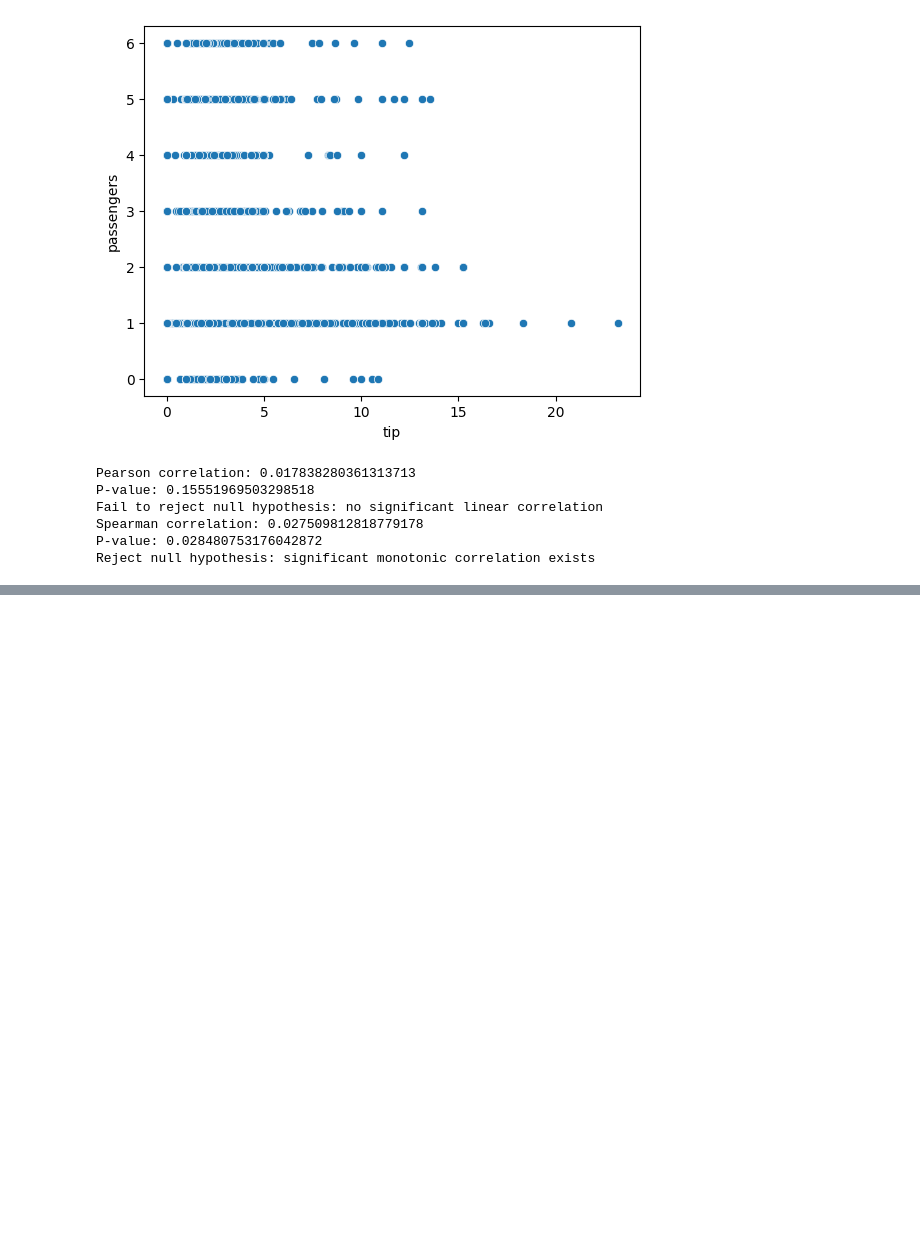
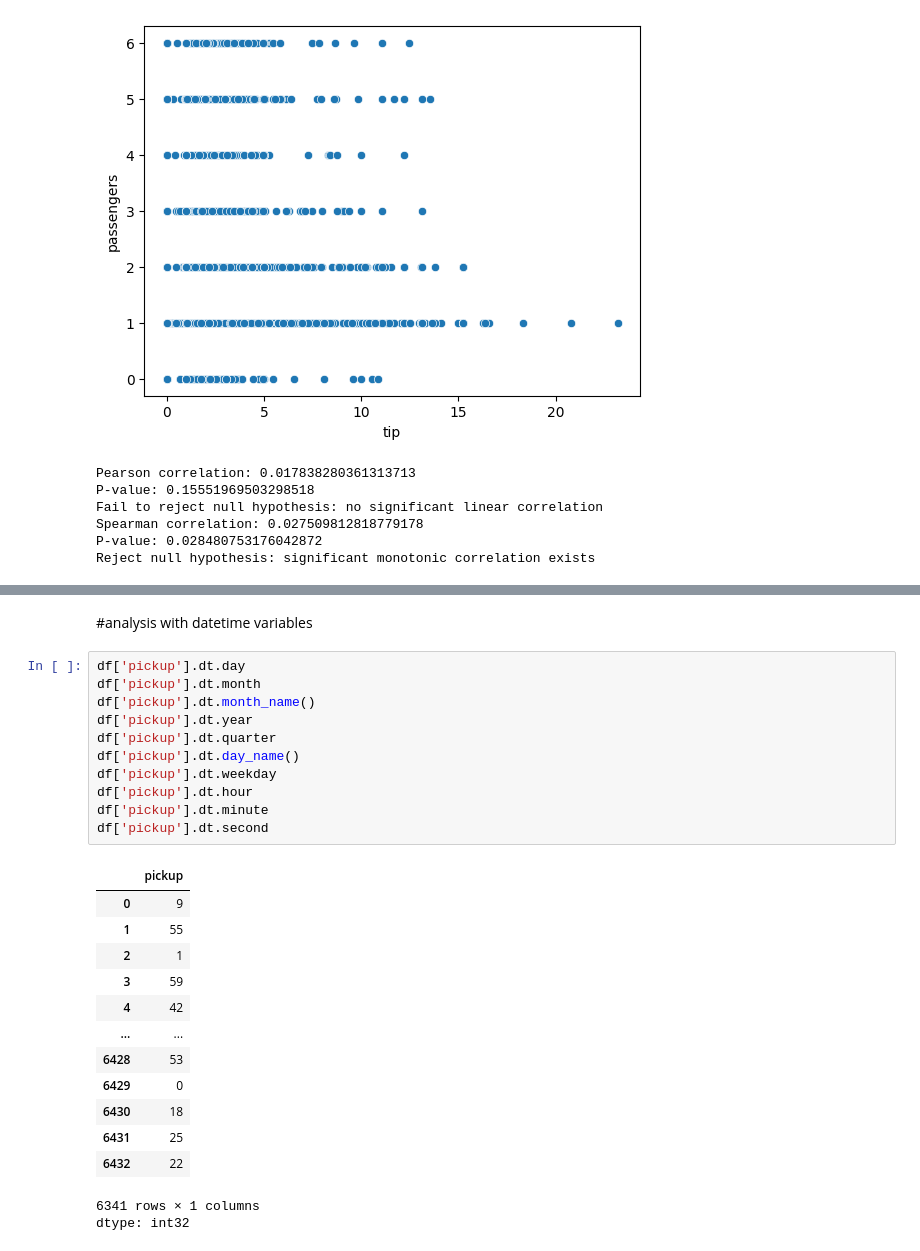
Before and after one commit to Khushibung05/Hypothesis-Testing-Statistical-Inference, a Jupyter notebook: Hypothesis_Testing_&_Statistical_Inference.ipynb, the cells around one changed output, grey strips where cells are left out. Drawn from its saved outputs; the diff is of its cells as text; blank space fills up the shorter version.

```diff
--- a/Hypothesis_Testing_&_Statistical_Inference.ipynb
+++ b/Hypothesis_Testing_&_Statistical_Inference.ipynb
@@ -828,0 +850,28 @@ Reject null hypothesis: significant monotonic correlation exists
+# %% [markdown]
+#analysis with datetime variables
+# %%
+df['pickup'].dt.day
+df['pickup'].dt.month
+df['pickup'].dt.month_name()
+df['pickup'].dt.year
+df['pickup'].dt.quarter
+df['pickup'].dt.day_name()
+df['pickup'].dt.weekday
+df['pickup'].dt.hour
+df['pickup'].dt.minute
+df['pickup'].dt.second
+# %% [output]
+|  | pickup |
+| 0 | 9 |
+| 1 | 55 |
+| 2 | 1 |
+| 3 | 59 |
+| 4 | 42 |
+| ... | ... |
+| 6428 | 53 |
+| 6429 | 0 |
+| 6430 | 18 |
+| 6431 | 25 |
+| 6432 | 22 |
+6341 rows × 1 columns
+dtype: int32
```
Also changed, not shown: parts of 41 cells of this notebook.
